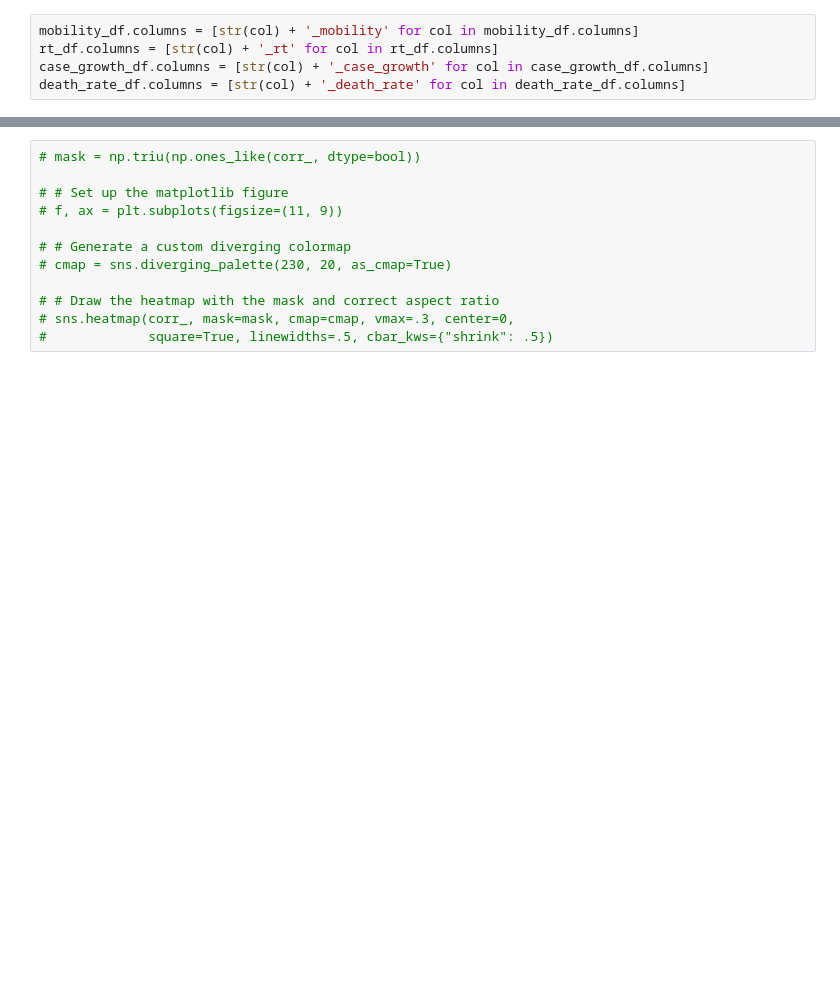
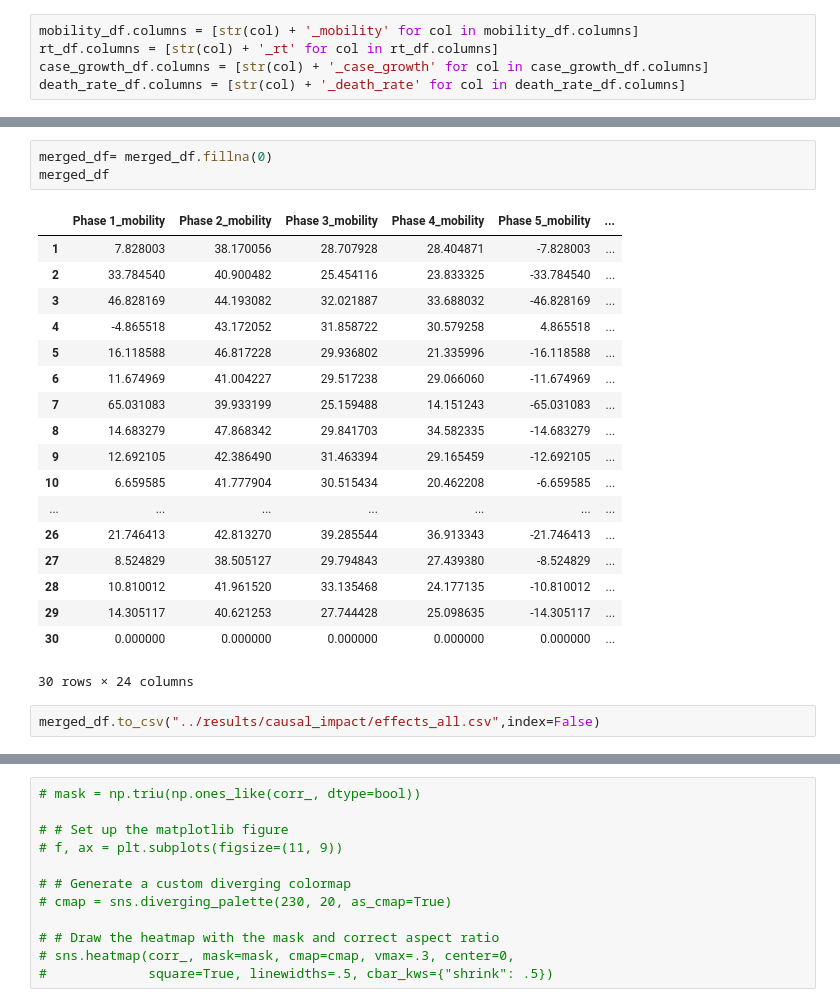
Before and after one commit to asarforindia/India-lockdown-impact, a Jupyter notebook: code/get_correlation_outcome_phase_effects.ipynb, the cells around one changed output, grey strips where cells are left out. Drawn from its saved outputs; the diff is of its cells as text; blank space fills up the shorter version.

```diff
--- a/code/get_correlation_outcome_phase_effects.ipynb
+++ b/code/get_correlation_outcome_phase_effects.ipynb
@@ -41,2 +89,26 @@ merged_df.head()
 5 rows × 24 columns
+# %%
+merged_df= merged_df.fillna(0)
+merged_df
+# %% [output]
+|  | Phase 1_mobility | Phase 2_mobility | Phase 3_mobility | Phase 4_mobility | Phase 5_mobility | ... |
+| 1 | 7.828003 | 38.170056 | 28.707928 | 28.404871 | -7.828003 | ... |
+| 2 | 33.784540 | 40.900482 | 25.454116 | 23.833325 | -33.784540 | ... |
+| 3 | 46.828169 | 44.193082 | 32.021887 | 33.688032 | -46.828169 | ... |
+| 4 | -4.865518 | 43.172052 | 31.858722 | 30.579258 | 4.865518 | ... |
+| 5 | 16.118588 | 46.817228 | 29.936802 | 21.335996 | -16.118588 | ... |
+| 6 | 11.674969 | 41.004227 | 29.517238 | 29.066060 | -11.674969 | ... |
+| 7 | 65.031083 | 39.933199 | 25.159488 | 14.151243 | -65.031083 | ... |
+| 8 | 14.683279 | 47.868342 | 29.841703 | 34.582335 | -14.683279 | ... |
+| 9 | 12.692105 | 42.386490 | 31.463394 | 29.165459 | -12.692105 | ... |
+| 10 | 6.659585 | 41.777904 | 30.515434 | 20.462208 | -6.659585 | ... |
+| ... | ... | ... | ... | ... | ... | ... |
+| 26 | 21.746413 | 42.813270 | 39.285544 | 36.913343 | -21.746413 | ... |
+| 27 | 8.524829 | 38.505127 | 29.794843 | 27.439380 | -8.524829 | ... |
+| 28 | 10.810012 | 41.961520 | 33.135468 | 24.177135 | -10.810012 | ... |
+| 29 | 14.305117 | 40.621253 | 27.744428 | 25.098635 | -14.305117 | ... |
+| 30 | 0.000000 | 0.000000 | 0.000000 | 0.000000 | 0.000000 | ... |
+30 rows × 24 columns
+# %%
+merged_df.to_csv("../results/causal_impact/effects_all.csv",index=False)
 # %%
```
Also changed, not shown: parts of 7 cells of this notebook, 3 other files.
